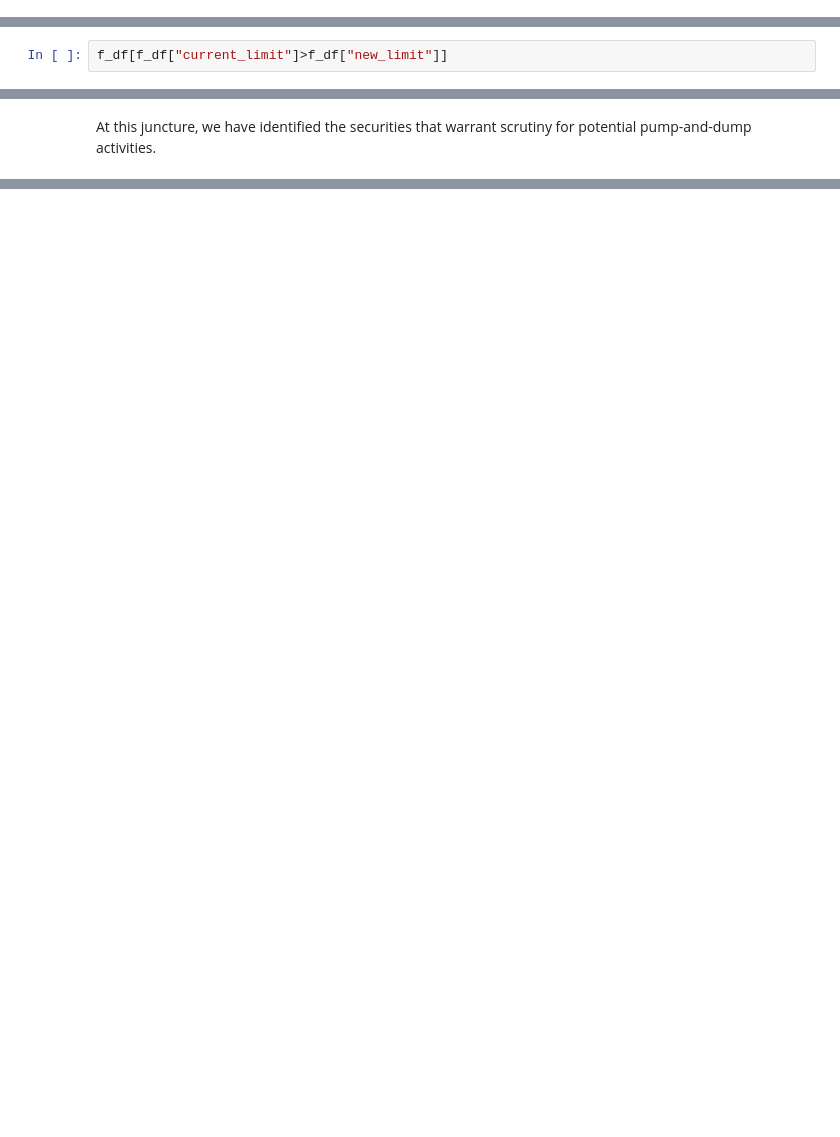
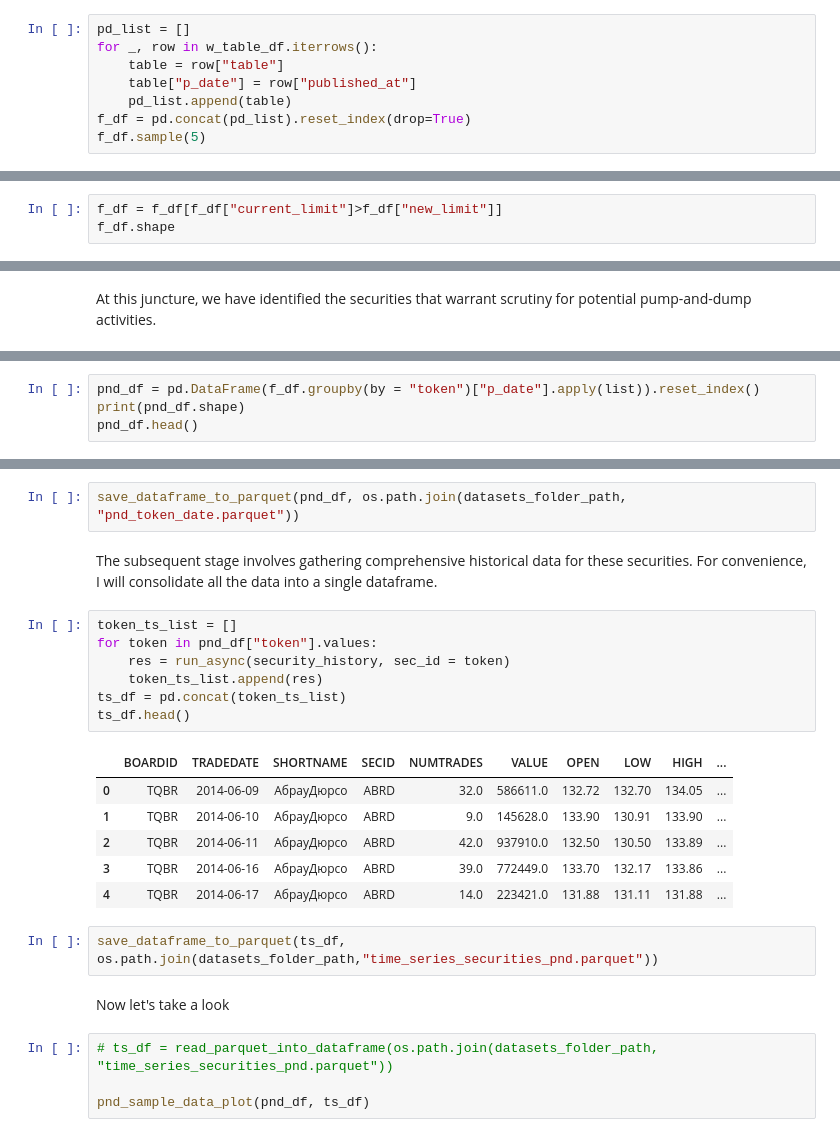
Before and after one commit to T1r3sh/pnd_project, a Jupyter notebook: notebooks/sitenews_data_explained.ipynb, the cells around one changed output, grey strips where cells are left out. Saved outputs shown, nothing was run; the diff lists cells and outputs as text; blank space fills up the shorter version.

```diff
--- a/notebooks/sitenews_data_explained.ipynb
+++ b/notebooks/sitenews_data_explained.ipynb
@@ -103,0 +95,8 @@ f_df
+# %%
+pd_list = []
+for _, row in w_table_df.iterrows():
+    table = row["table"]
+    table["p_date"] = row["published_at"]
+    pd_list.append(table)
+f_df = pd.concat(pd_list).reset_index(drop=True)
+f_df.sample(5)
@@ -104,5 +110,6 @@ f_df
 # %% [markdown]
 Now, let's direct our attention to the entries where new limitations have been introduced (new_limit < current_limit).
 # %%
-f_df[f_df["current_limit"]>f_df["new_limit"]]
+f_df = f_df[f_df["current_limit"]>f_df["new_limit"]]
+f_df.shape
 # %% [output]
@@ -136,0 +119,4 @@ array(['DZRD', 'RKKE', 'VSYD', 'VSYDP', 'GTRK', 'ASSB', 'TNSE', 'KCHEP',
+# %%
+pnd_df = pd.DataFrame(f_df.groupby(by = "token")["p_date"].apply(list)).reset_index()
+print(pnd_df.shape)
+pnd_df.head()
@@ -136,0 +131,26 @@ array(['DZRD', 'RKKE', 'VSYD', 'VSYDP', 'GTRK', 'ASSB', 'TNSE', 'KCHEP',
+# %%
+save_dataframe_to_parquet(pnd_df, os.path.join(datasets_folder_path, "pnd_token_date.parquet"))
+# %% [markdown]
+The subsequent stage involves gathering comprehensive historical data for these securities. For convenience, I will consolidate all the data into a single dataframe.
+# %%
+token_ts_list = []
+for token in pnd_df["token"].values:
+    res = run_async(security_history, sec_id = token)
+    token_ts_list.append(res)
+ts_df = pd.concat(token_ts_list)
+ts_df.head()
+# %% [output]
+|  | BOARDID | TRADEDATE | SHORTNAME | SECID | NUMTRADES | VALUE | OPEN | LOW | HIGH | ... |
+| 0 | TQBR | 2014-06-09 | АбрауДюрсо | ABRD | 32.0 | 586611.0 | 132.72 | 132.70 | 134.05 | ... |
+| 1 | TQBR | 2014-06-10 | АбрауДюрсо | ABRD | 9.0 | 145628.0 | 133.90 | 130.91 | 133.90 | ... |
+| 2 | TQBR | 2014-06-11 | АбрауДюрсо | ABRD | 42.0 | 937910.0 | 132.50 | 130.50 | 133.89 | ... |
+| 3 | TQBR | 2014-06-16 | АбрауДюрсо | ABRD | 39.0 | 772449.0 | 133.70 | 132.17 | 133.86 | ... |
+| 4 | TQBR | 2014-06-17 | АбрауДюрсо | ABRD | 14.0 | 223421.0 | 131.88 | 131.11 | 131.88 | ... |
+# %%
+save_dataframe_to_parquet(ts_df, os.path.join(datasets_folder_path,"time_series_securities_pnd.parquet"))
+# %% [markdown]
+Now let's take a look
+# %%
+# ts_df = read_parquet_into_dataframe(os.path.join(datasets_folder_path, "time_series_securities_pnd.parquet"))
+
+pnd_sample_data_plot(pnd_df, ts_df)
```
Also changed, not shown: parts of 8 cells of this notebook, 41 other files.
